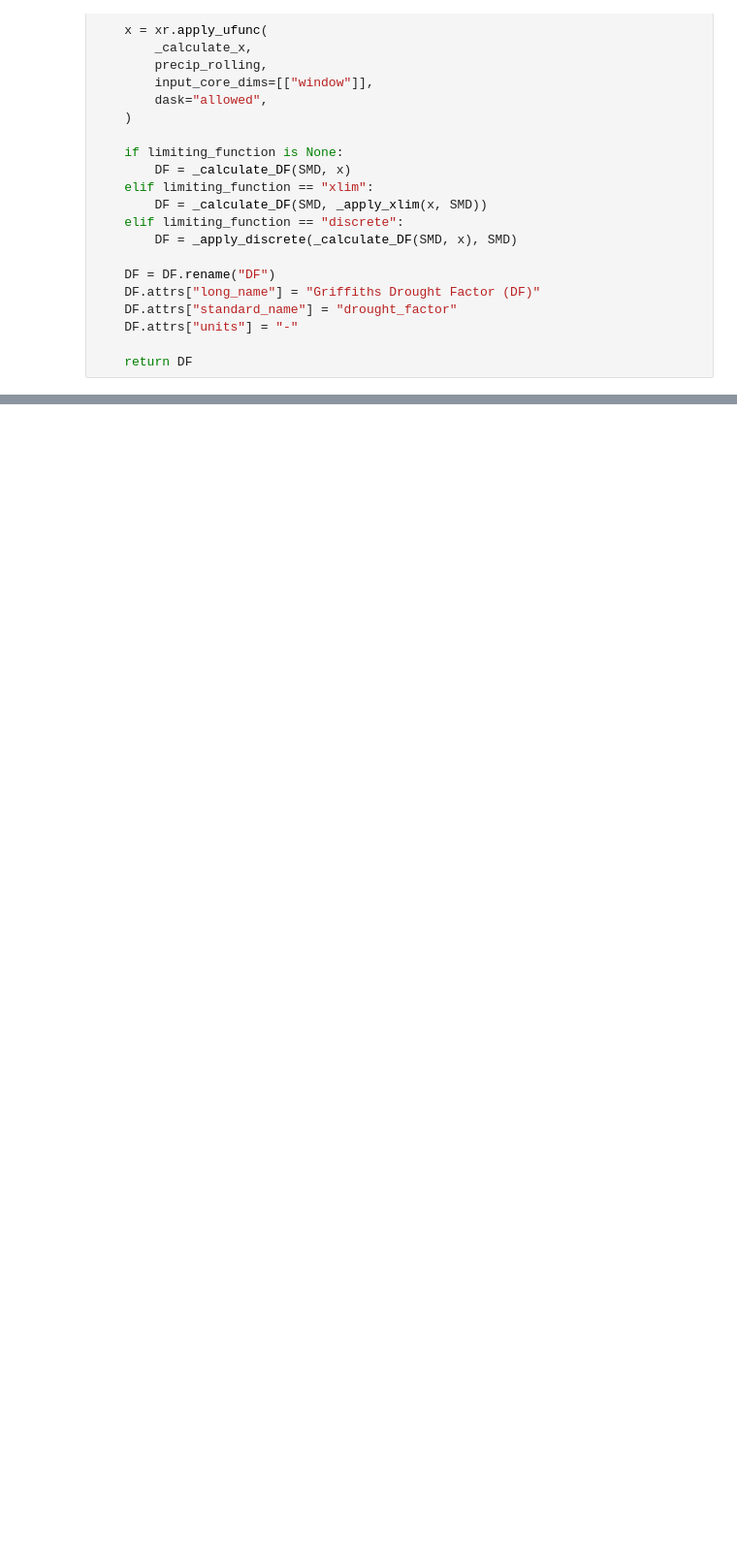
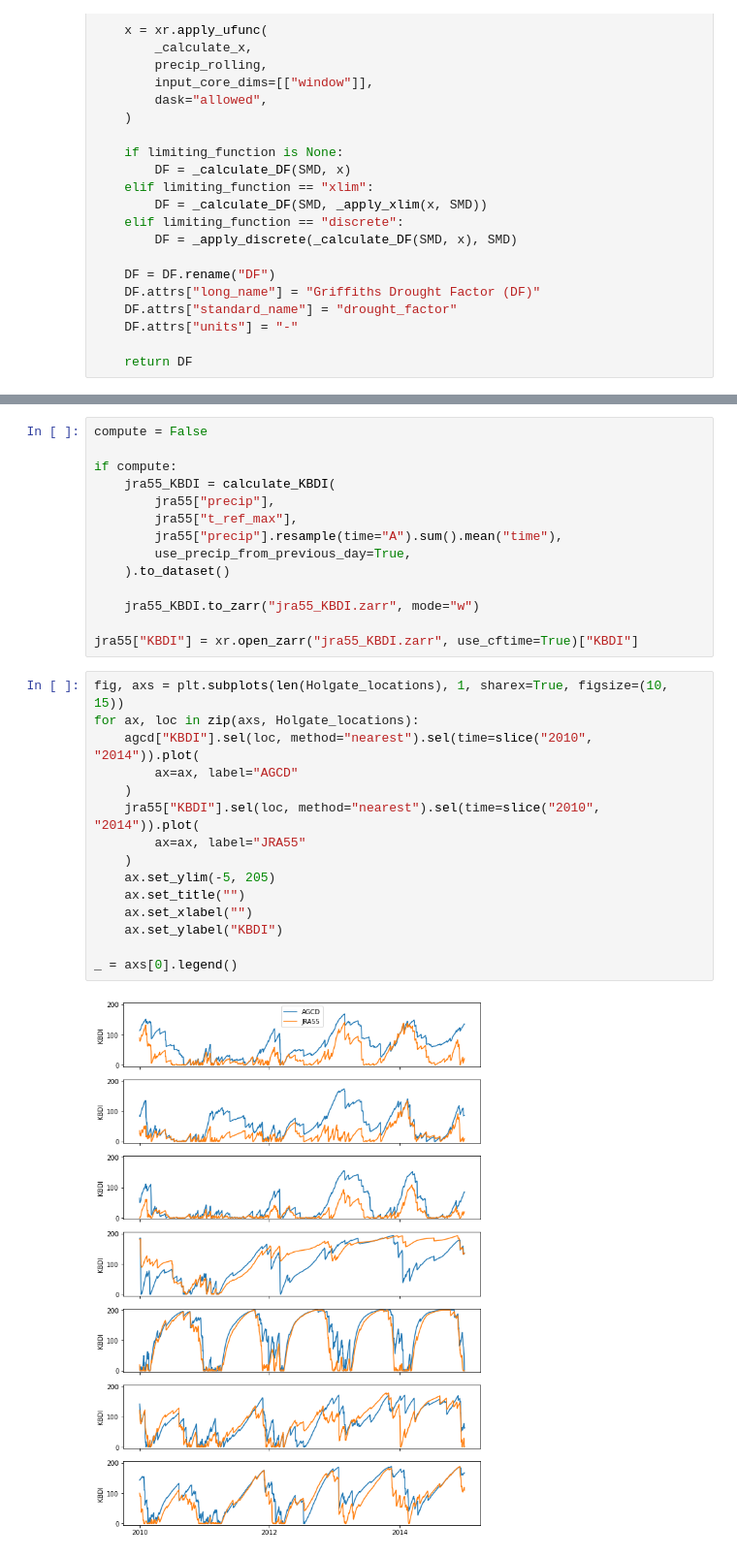
Before and after one commit to dougiesquire/CAFE-f6_documentation, a Jupyter notebook: notebooks/exploratory/calculate_KBDI.ipynb, the cells around one changed output, grey strips where cells are left out. Shown at 97% size. Cells and saved outputs as stored; diff of their text form; blank space fills up the shorter version.

```diff
--- a/notebooks/exploratory/calculate_KBDI.ipynb
+++ b/notebooks/exploratory/calculate_KBDI.ipynb
@@ -481,0 +557,31 @@ plt.plot(KBDI["KBDI"].sel(loc), DF["DF"].sel(loc), "ro")
+# %%
+compute = False
+
+if compute:
+    jra55_KBDI = calculate_KBDI(
+        jra55["precip"],
+        jra55["t_ref_max"],
+        jra55["precip"].resample(time="A").sum().mean("time"),
+        use_precip_from_previous_day=True,
+    ).to_dataset()
+
+    jra55_KBDI.to_zarr("jra55_KBDI.zarr", mode="w")
+
+jra55["KBDI"] = xr.open_zarr("jra55_KBDI.zarr", use_cftime=True)["KBDI"]
+# %%
+fig, axs = plt.subplots(len(Holgate_locations), 1, sharex=True, figsize=(10, 15))
+for ax, loc in zip(axs, Holgate_locations):
+    agcd["KBDI"].sel(loc, method="nearest").sel(time=slice("2010", "2014")).plot(
+        ax=ax, label="AGCD"
+    )
+    jra55["KBDI"].sel(loc, method="nearest").sel(time=slice("2010", "2014")).plot(
+        ax=ax, label="JRA55"
+    )
+    ax.set_ylim(-5, 205)
+    ax.set_title("")
+    ax.set_xlabel("")
+    ax.set_ylabel("KBDI")
+
+_ = axs[0].legend()
+# %% [output]
+[figure, added]
```
Also changed, not shown: parts of 24 cells of this notebook.
